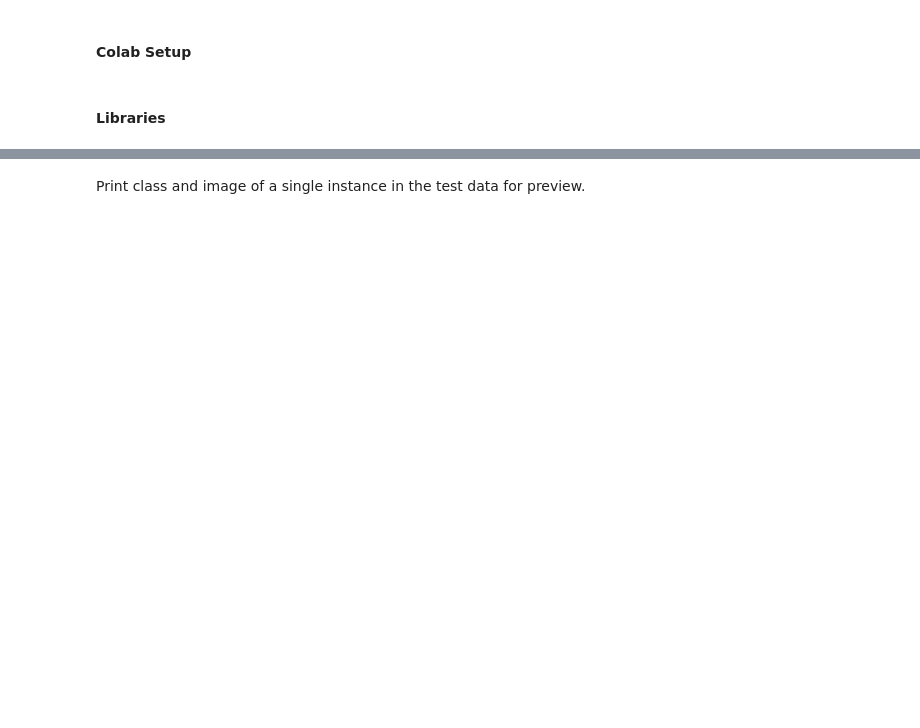
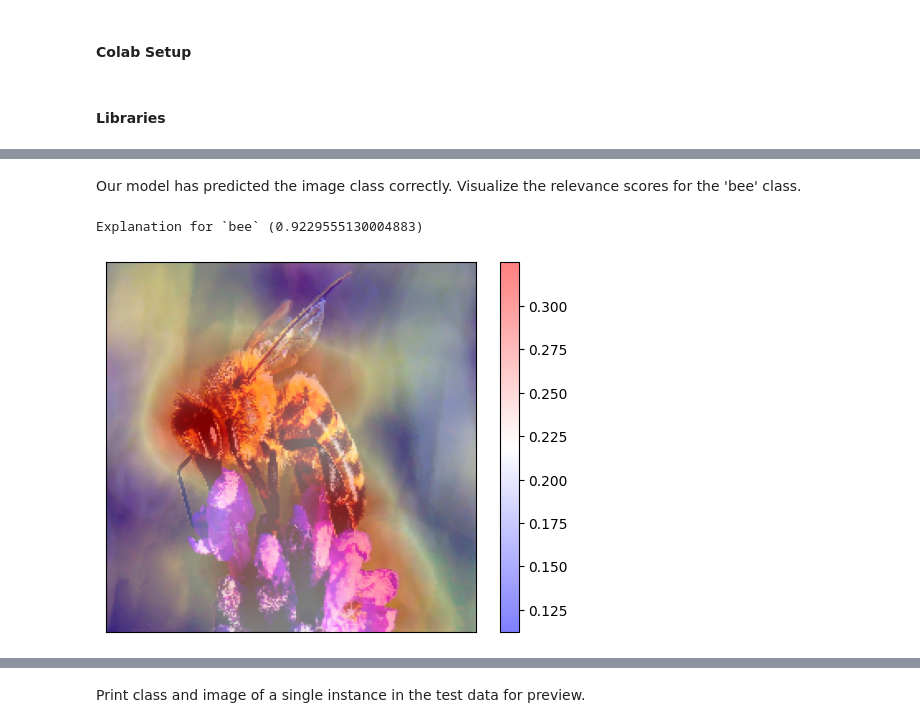
Before and after one commit to dianna-ai/dianna, a Jupyter notebook: tutorials/overview.ipynb, the cells around one changed output, grey strips where cells are left out. Drawn from its saved outputs; the diff is of its cells as text; code cells hidden in the pictures; blank space fills up the shorter version.

```diff
--- a/tutorials/overview.ipynb
+++ b/tutorials/overview.ipynb
@@ -37,0 +232,10 @@ random.seed(42)
+# %%
+labels = [range(1000)]  # 1000 classes of objects
+# we are interested why our image is classified as a 'bee'
+def class_name(idx):
+    return decode_predictions(np.eye(1, 1000, idx))[0][0][1]
+for i in range(1000):
+    if class_name(i) == 'bee':
+        explained_class_index = i
+print(explained_class_index)
+print(class_name(explained_class_index))
@@ -37,0 +249,3 @@ random.seed(42)
+# %%
+explanation = dianna.explain_image(model.run_on_batch, preproc_img, method="RISE", labels=[i for i in range(1000)],
+                                   n_masks=1000, feature_res=6, p_keep=.1, axis_labels={2: 'channels'})
@@ -37,0 +287,9 @@ random.seed(42)
+# %% [markdown]
+Our model has predicted the image class correctly. Visualize the relevance scores for the 'bee' class.
+# %%
+print(f'Explanation for `{class_name(explained_class_index)}` ({predictions[0][explained_class_index]})')
+visualization.plot_image(explanation[explained_class_index], keras_utils.img_to_array(img)/255., heatmap_cmap='bwr')
+plt.show()
+# %% [output]
+Explanation for `bee` (0.9229555130004883)
+[figure, added]
```
Also changed, not shown: parts of 51 cells of this notebook.
